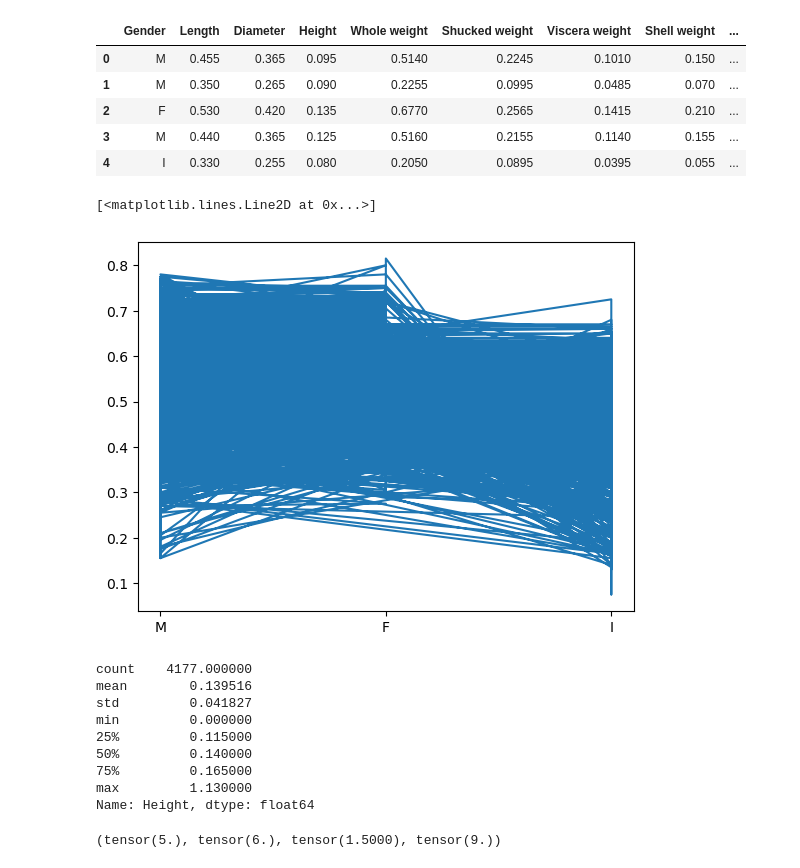
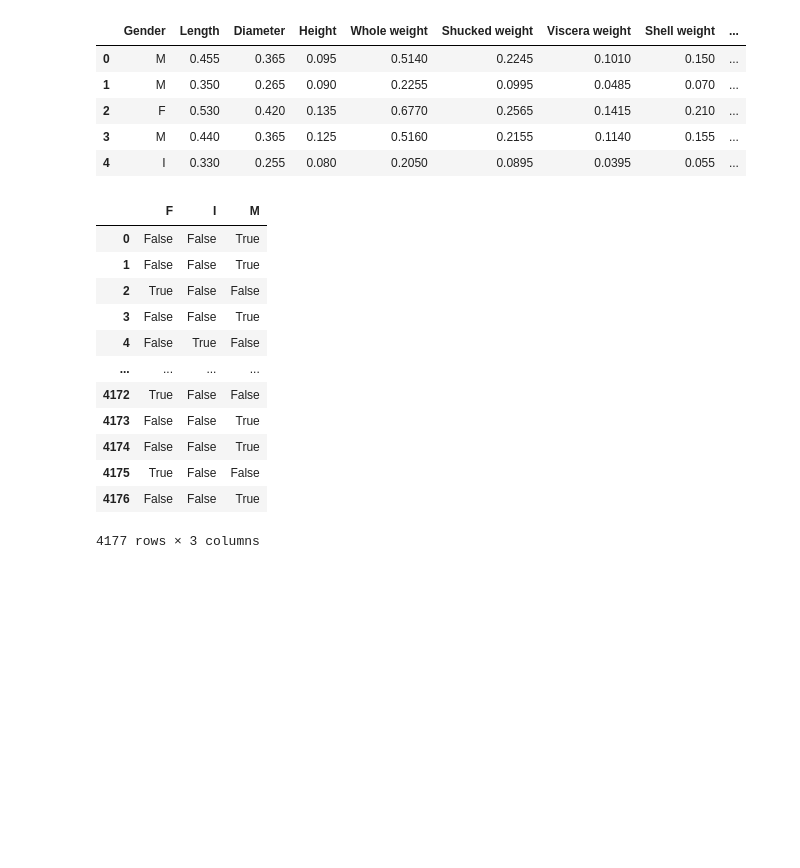
Before and after one commit to KagemaNjoroge/Peter-Drury-Commentary-Generator, a Jupyter notebook: tiny_csv.ipynb, the cells around one changed output. Drawn from its saved outputs; the diff is of its cells as text; code cells hidden in the pictures; blank space fills up the shorter version.

```diff
--- a/tiny_csv.ipynb
+++ b/tiny_csv.ipynb
@@ -13,27 +14,22 @@ abalone.head()
 | 2 | F | 0.530 | 0.420 | 0.135 | 0.6770 | 0.2565 | 0.1415 | 0.210 | ... |
 | 3 | M | 0.440 | 0.365 | 0.125 | 0.5160 | 0.2155 | 0.1140 | 0.155 | ... |
 | 4 | I | 0.330 | 0.255 | 0.080 | 0.2050 | 0.0895 | 0.0395 | 0.055 | ... |
-# %%
-plt.plot(abalone['Gender'], abalone['Length'])
-# %% [output]
-[<matplotlib.lines.Line2D at 0x...>]
-[figure, removed]
 # %%
-df = abalone[['Height', 'Gender']]
-df['Height'].describe()
+df = abalone['Gender']
+
+x = pd.get_dummies(df)
+x
 # %% [output]
+|  | F | I | M |
+| 0 | False | False | True |
+| 1 | False | False | True |
+| 2 | True | False | False |
+| 3 | False | False | True |
+| 4 | False | True | False |
+| ... | ... | ... | ... |
+| 4172 | True | False | False |
+| 4173 | False | False | True |
+| 4174 | False | False | True |
+| 4175 | True | False | False |
+| 4176 | False | False | True |
-count    4177.000000
-mean        0.139516
-std         0.041827
-min         0.000000
-25%         0.115000
-50%         0.140000
-75%         0.165000
-max         1.130000
-Name: Height, dtype: float64
+4177 rows × 3 columns
-# %%
-x = torch.tensor(3.0)
-y = torch.tensor(2.0)
-x + y, x * y, x / y, x**y
-# %% [output]
-(tensor(5.), tensor(6.), tensor(1.5000), tensor(9.))
```
Also changed, not shown: parts of 12 cells of this notebook.
